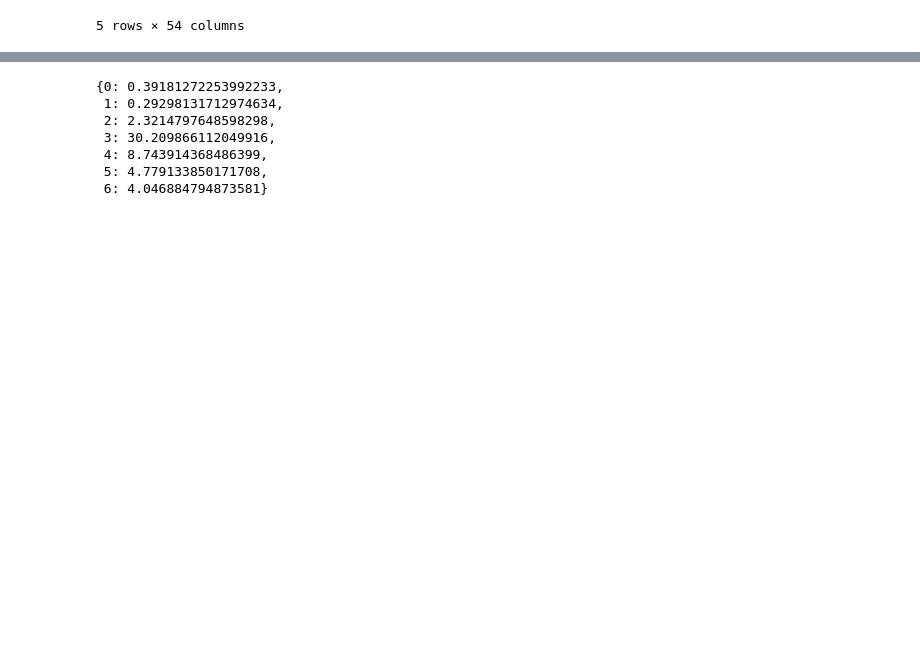
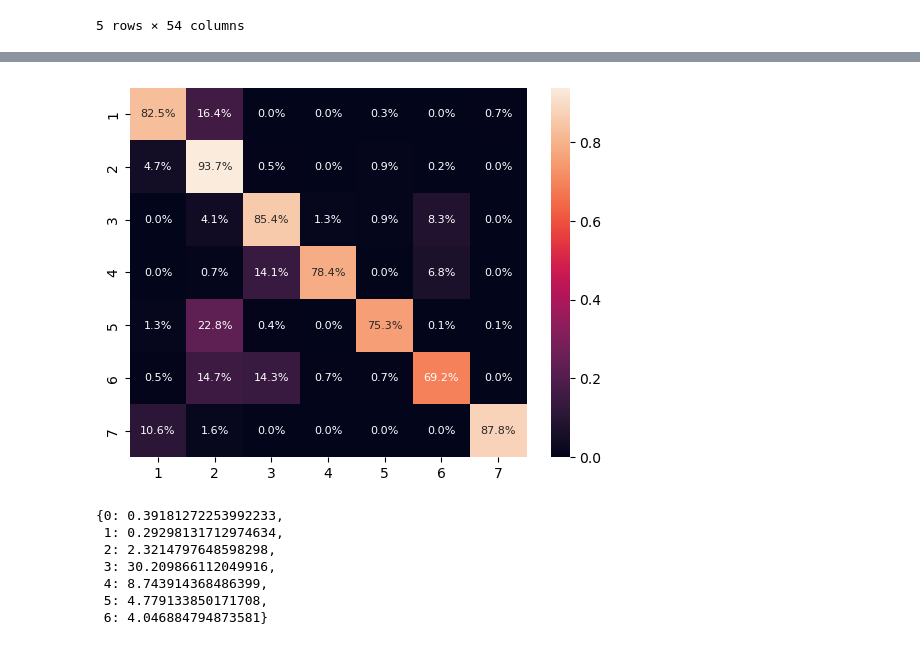
Before and after one commit to PawelJWieczorek/pwieczorek, a Jupyter notebook: cover_type_classification_nn.ipynb, the cells around one changed output, grey strips where cells are left out. Saved outputs shown, nothing was run; the diff lists cells and outputs as text; code cells hidden in the pictures; blank space fills up the shorter version.

```diff
--- a/cover_type_classification_nn.ipynb
+++ b/cover_type_classification_nn.ipynb
@@ -493,6 +493,6 @@ plt.show()
 # %%
 cm = confusion_matrix(y_pred, y_test)
-cm_norm = confusion_matrix(y_pred, y_test, normalize='all')
+cm_norm = confusion_matrix(y_pred, y_test, normalize='true')
 # %%
 ax = plt.subplot()
 cm_heatmap = sns.heatmap(cm, annot=True, fmt='.0f', annot_kws={"size":8}, ax=ax)
@@ -504,3 +504,11 @@ plt.show()
+# %%
+ax = plt.subplot()
+cm_heatmap = sns.heatmap(cm_norm, annot=True, fmt='.1%', annot_kws={"size":8}, ax=ax)
+cm_heatmap.set_xticklabels(range(1,8))
+cm_heatmap.set_yticklabels(range(1,8))
+plt.show()
+# %% [output]
+[figure, added]
 # %%
 # check with class weights
 # %%
```
Also changed, not shown: parts of 59 cells of this notebook.
